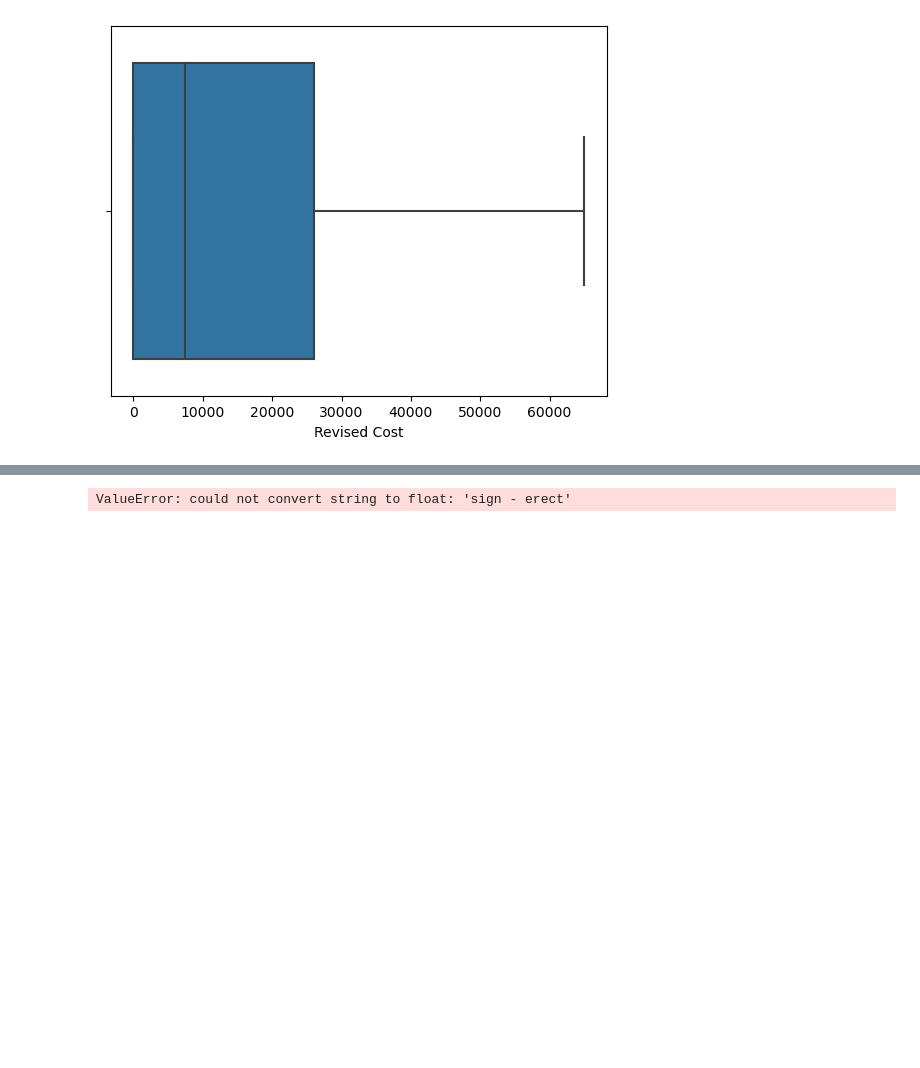
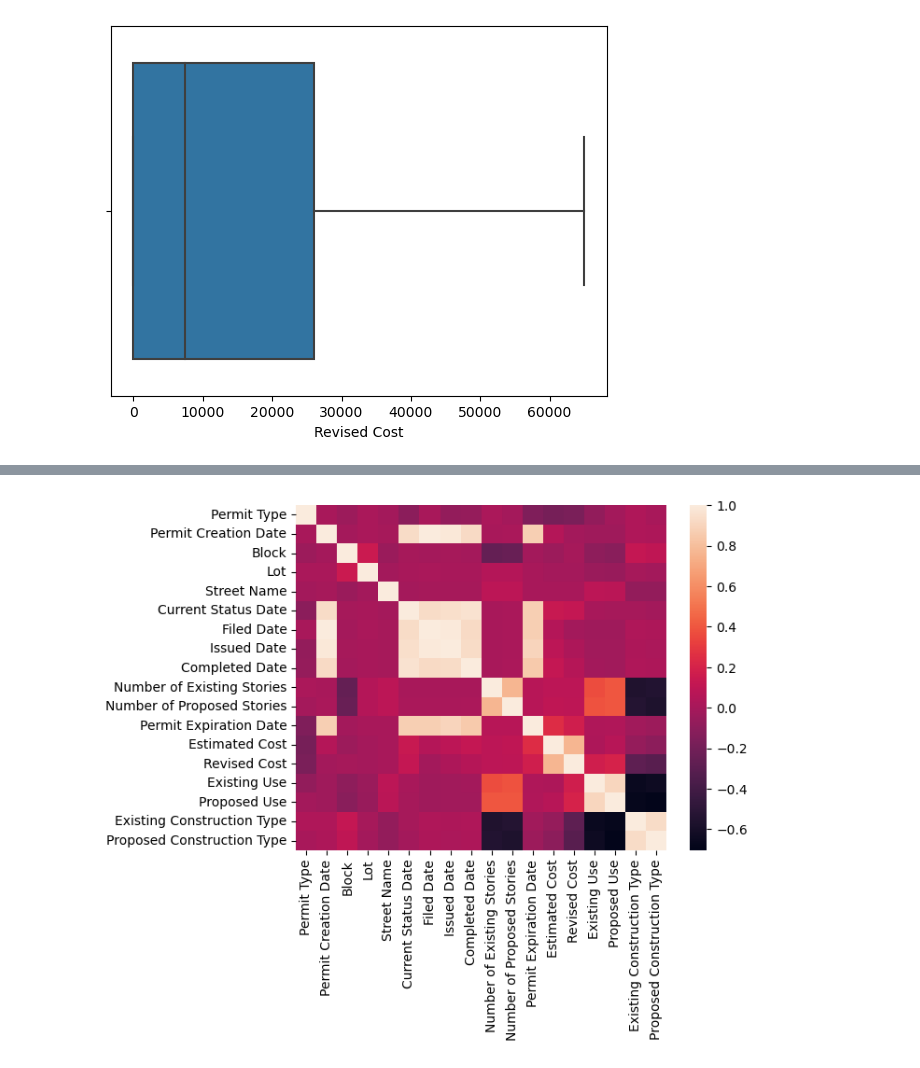
Before and after one commit to DrKangDongJo/BPA-NMH, a Jupyter notebook: OtherResources/DATA-ANALYSIS/BPA-NMH-DATA-ANAYSIS.ipynb, the cells around one changed output, grey strips where cells are left out. Cells and saved outputs as stored; diff of their text form; code cells hidden in the pictures; blank space fills up the shorter version.

```diff
--- a/OtherResources/DATA-ANALYSIS/BPA-NMH-DATA-ANAYSIS.ipynb
+++ b/OtherResources/DATA-ANALYSIS/BPA-NMH-DATA-ANAYSIS.ipynb
@@ -287,11 +331,21 @@ df.head(10)
+# %%
+encoder = LabelEncoder();
+df_new = df.copy();
+# %%
+#loop
+for col in df.columns:
+        if(col != 'Current Status'):
+            df_new[col] = encoder.fit_transform(df_new[col]);
 # %%
 from sklearn.preprocessing import MinMaxScaler;
 # %%
 scaler = MinMaxScaler()
-df_new = df.copy()
+df_scaled = df_new.copy()
 # %%
-for col in df.columns:
+for col in df_new.columns:
     if (col != 'Current Status'):
-        df_new[col] = scaler.fit_transform(df_new[col].values.reshape(-1,1))
+        df_scaled[col] = scaler.fit_transform(df_scaled[col].values.reshape(-1,1))
-# %% [output]
-ValueError: could not convert string to float: 'sign - erect'
+# %%
+sns.heatmap(df_scaled.corr());
+# %% [output]
+[figure, added]
```
Also changed, not shown: parts of 19 cells of this notebook, 2 other files.
